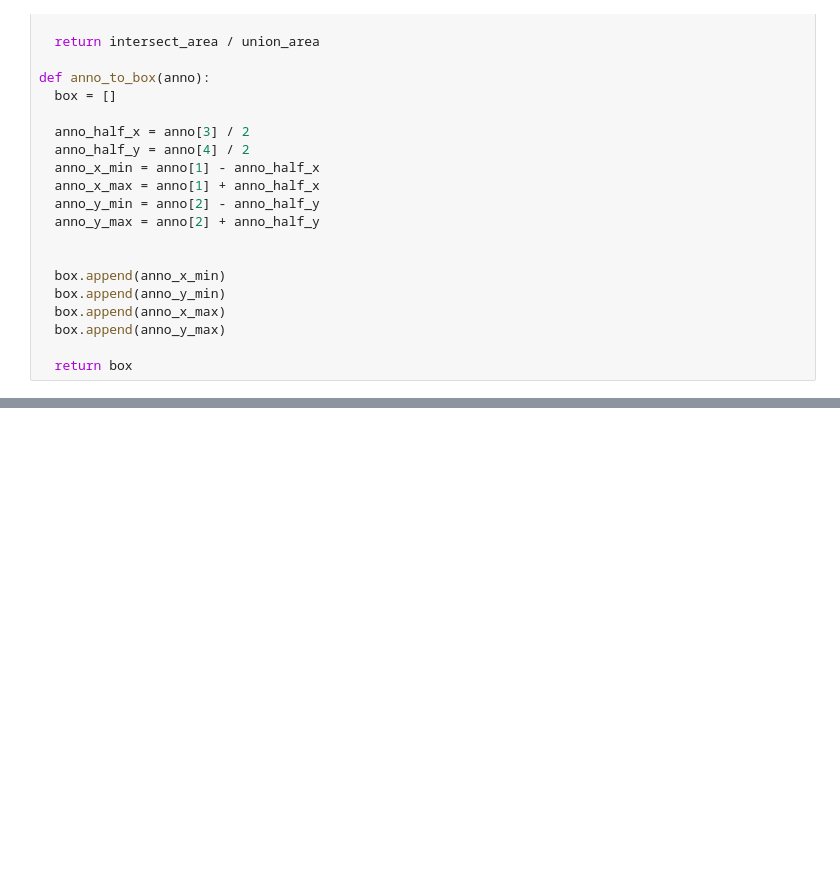
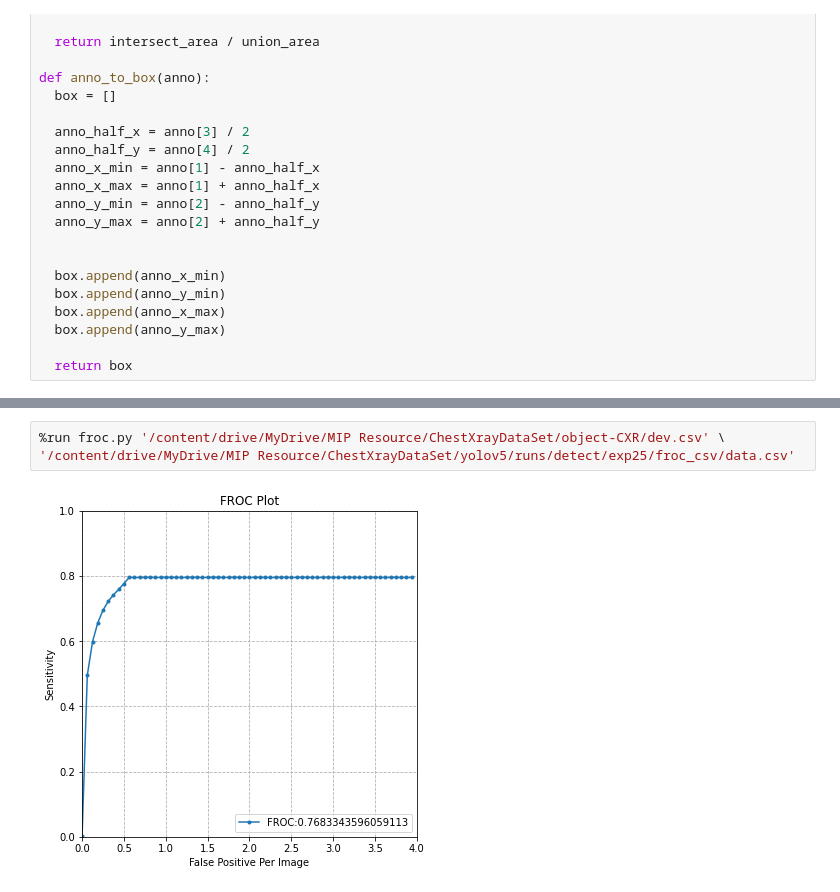
Before and after one commit to pambao1211/vgu-image-processing, a Jupyter notebook: Problem_Set_4.ipynb, the cells around one changed output, grey strips where cells are left out. Cells and saved outputs as stored; diff of their text form; blank space fills up the shorter version.

```diff
--- a/Problem_Set_4.ipynb
+++ b/Problem_Set_4.ipynb
@@ -628,0 +784,5 @@ plt.show()
+# %%
+%run froc.py '/content/drive/MyDrive/MIP Resource/ChestXrayDataSet/object-CXR/dev.csv' \
+'/content/drive/MyDrive/MIP Resource/ChestXrayDataSet/yolov5/runs/detect/exp25/froc_csv/data.csv'
+# %% [output]
+[figure, added]
```
Also changed, not shown: parts of 14 cells of this notebook.
